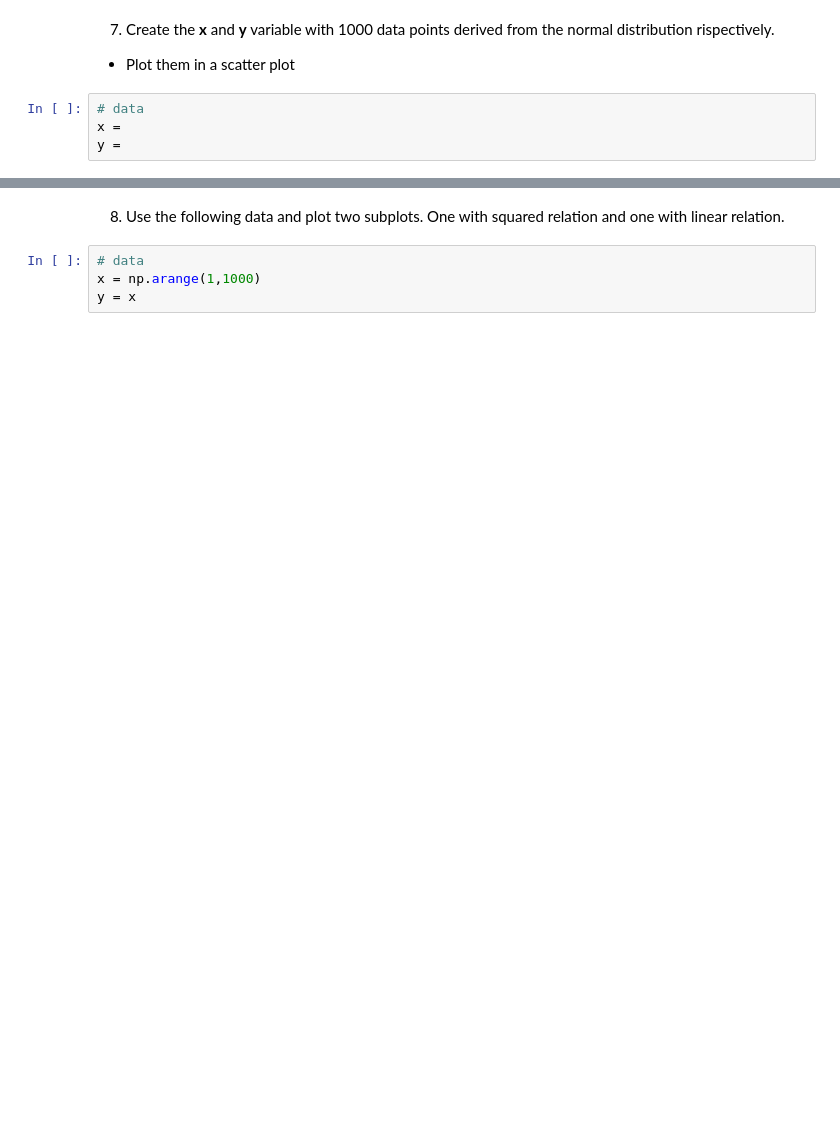
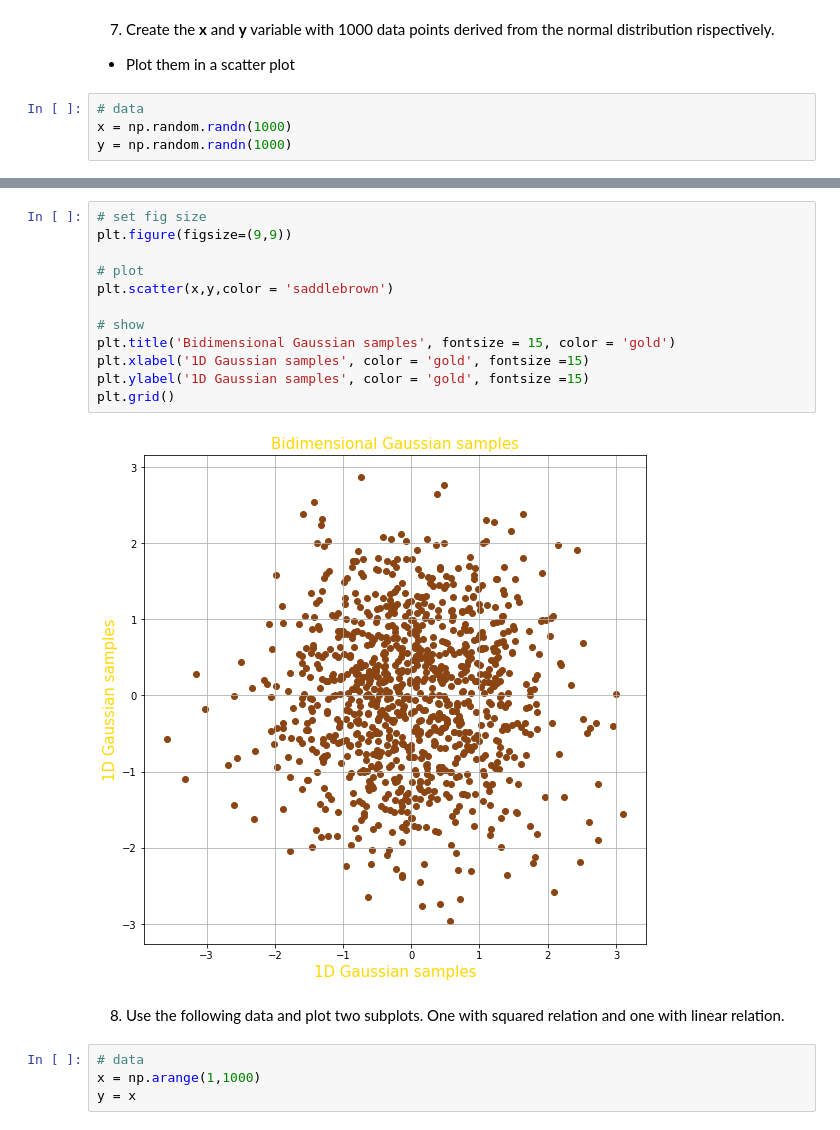
Before and after one commit to DaviGarba/ML_with_Python_Fuerte2019, a Jupyter notebook: SESSION_07 Numpy/07 - Exercises/Ex 06 - Numpy and Visualizations.ipynb, the cells around one changed output, grey strips where cells are left out. Drawn from its saved outputs; the diff is of its cells as text; blank space fills up the shorter version.

```diff
--- a/SESSION_07 Numpy/07 - Exercises/Ex 06 - Numpy and Visualizations.ipynb
+++ b/SESSION_07 Numpy/07 - Exercises/Ex 06 - Numpy and Visualizations.ipynb
@@ -169,5 +170,5 @@ y = x ** 2
  * Plot them in a scatter plot
 # %%
 # data
-x =
-y =
+x = np.random.randn(1000)
+y = np.random.randn(1000)
@@ -184,3 +175,17 @@ y =
+# %%
+# set fig size
+plt.figure(figsize=(9,9))
+
+# plot
+plt.scatter(x,y,color = 'saddlebrown')
+
+# show
+plt.title('Bidimensional Gaussian samples', fontsize = 15, color = 'gold')
+plt.xlabel('1D Gaussian samples', color = 'gold', fontsize =15)
+plt.ylabel('1D Gaussian samples', color = 'gold', fontsize =15)
+plt.grid()
+# %% [output]
+[figure, added]
 # %% [markdown]
 8. Use the following data and plot two subplots. One with squared relation and one with linear relation.
 # %%
```
Also changed, not shown: parts of 5 cells of this notebook.
